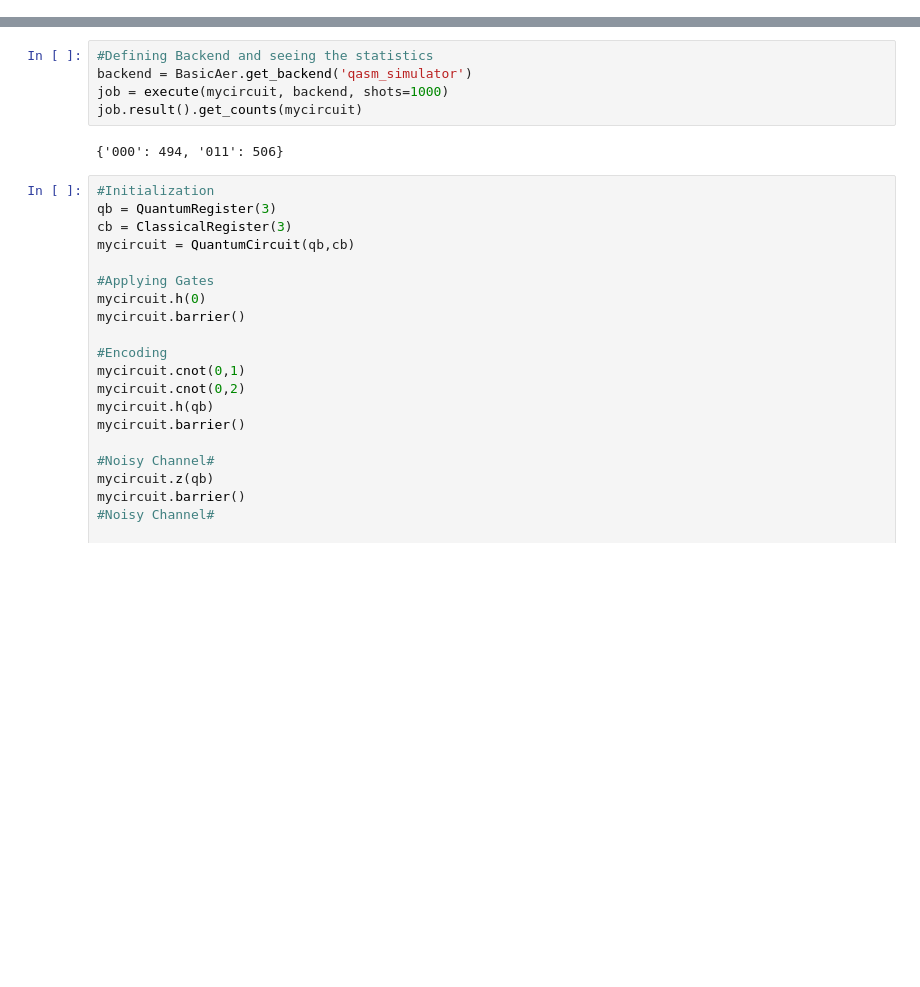
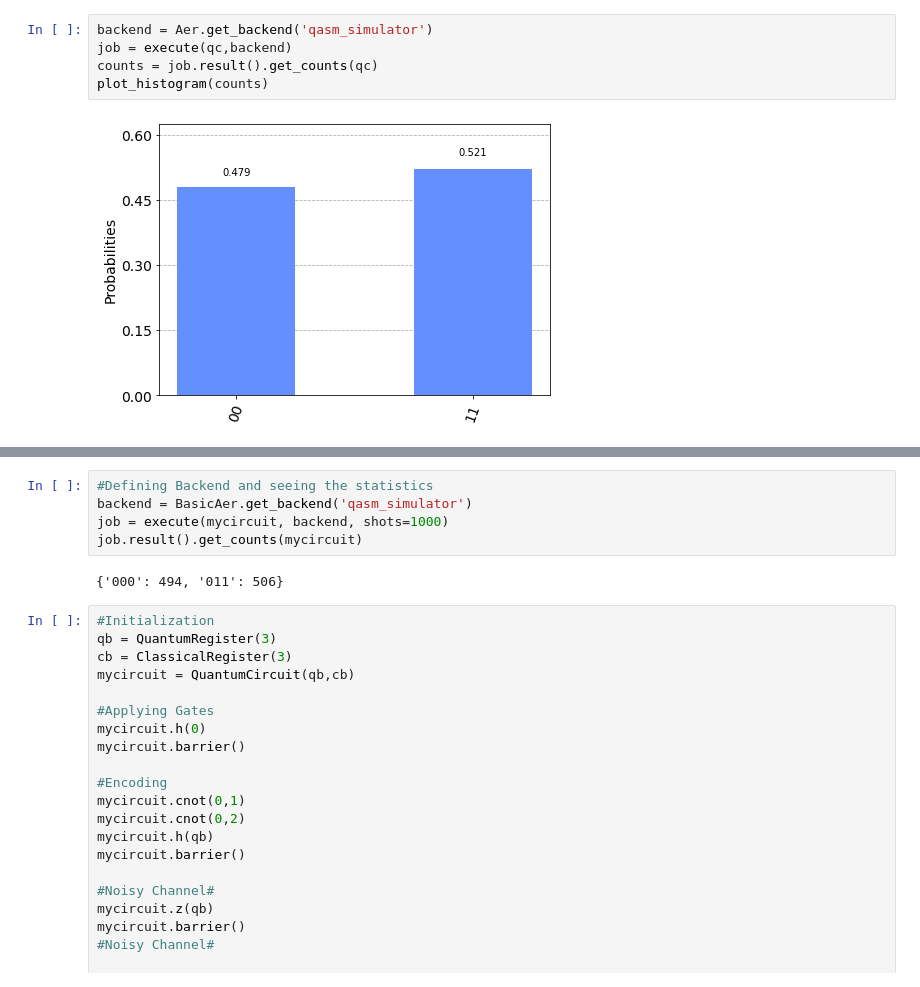
Before and after one commit to abzsd/QOSF_Solutions, a Jupyter notebook: Task 2.ipynb, the cells around one changed output, grey strips where cells are left out. Saved outputs shown, nothing was run; the diff lists cells and outputs as text; blank space fills up the shorter version.

```diff
--- a/Task 2.ipynb
+++ b/Task 2.ipynb
@@ -4,0 +19,7 @@ import numpy as np
+# %%
+backend = Aer.get_backend('qasm_simulator')
+job = execute(qc,backend)
+counts = job.result().get_counts(qc)
+plot_histogram(counts)
+# %% [output]
+[figure, added]
```
Also changed, not shown: parts of 10 cells of this notebook.
